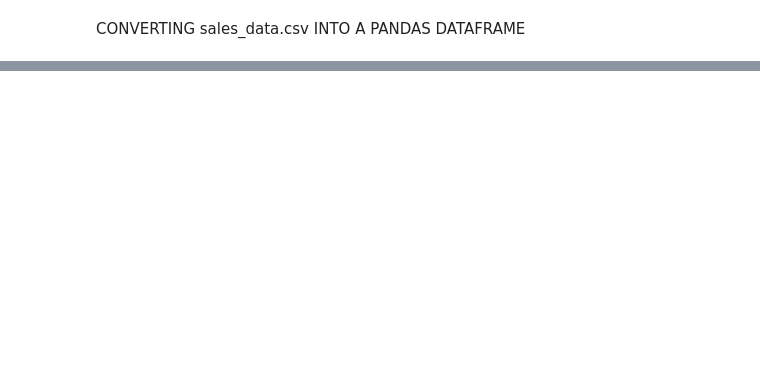
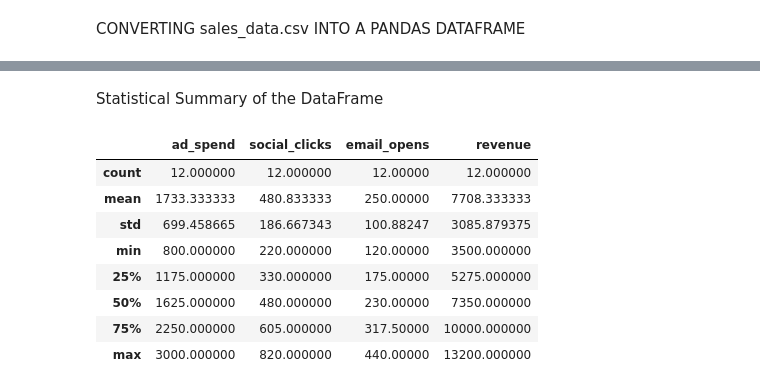
Before and after one commit to MODITS-ALL-CAPS/OPERATION_DOOMSDAY, a Jupyter notebook: analyze.ipynb, the cells around one changed output, grey strips where cells are left out. Drawn from its saved outputs; the diff is of its cells as text; code cells hidden in the pictures; blank space fills up the shorter version.

```diff
--- a/analyze.ipynb
+++ b/analyze.ipynb
@@ -30,0 +71,14 @@ df.head
+# %% [markdown]
+Statistical Summary of the DataFrame
+# %%
+df.describe()
+# %% [output]
+|  | ad_spend | social_clicks | email_opens | revenue |
+| count | 12.000000 | 12.000000 | 12.00000 | 12.000000 |
+| mean | 1733.333333 | 480.833333 | 250.00000 | 7708.333333 |
+| std | 699.458665 | 186.667343 | 100.88247 | 3085.879375 |
+| min | 800.000000 | 220.000000 | 120.00000 | 3500.000000 |
+| 25% | 1175.000000 | 330.000000 | 175.00000 | 5275.000000 |
+| 50% | 1625.000000 | 480.000000 | 230.00000 | 7350.000000 |
+| 75% | 2250.000000 | 605.000000 | 317.50000 | 10000.000000 |
+| max | 3000.000000 | 820.000000 | 440.00000 | 13200.000000 |
```
Also changed, not shown: parts of 14 cells of this notebook, 5 other files.
